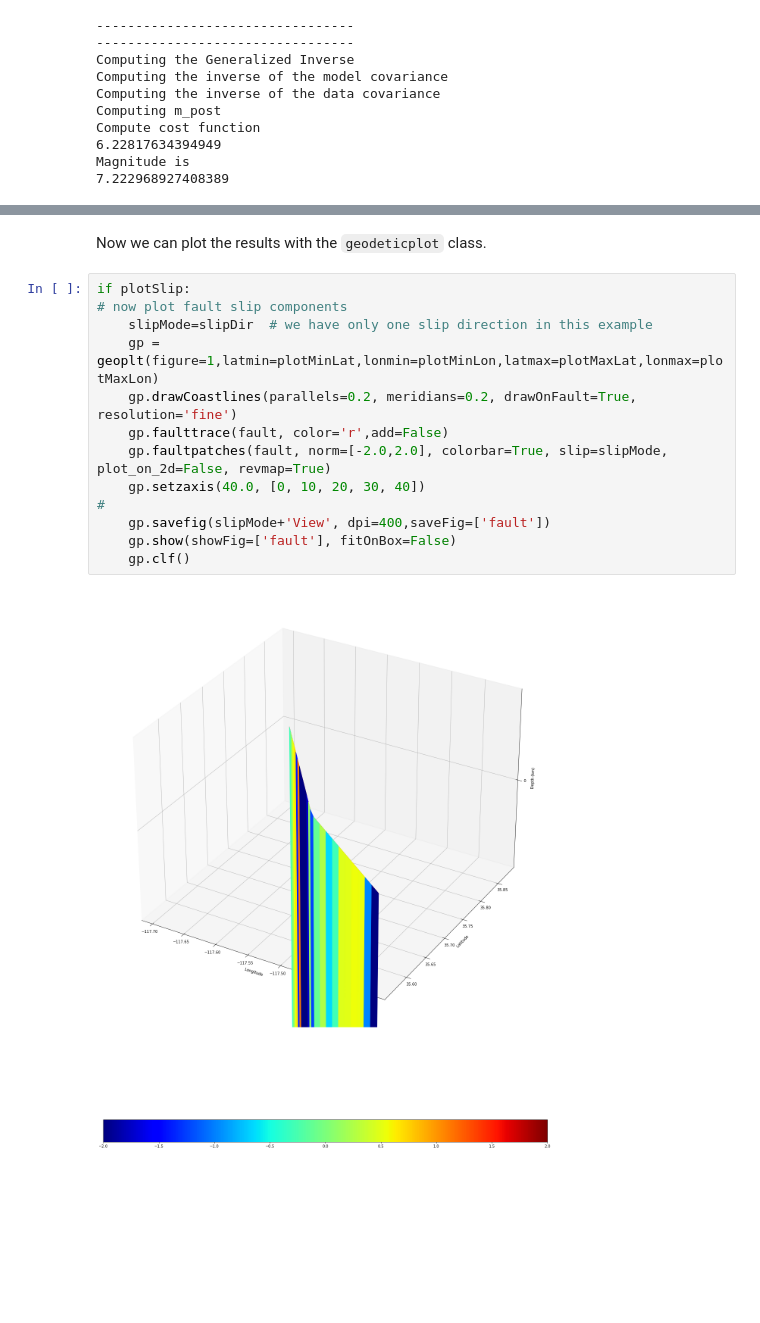
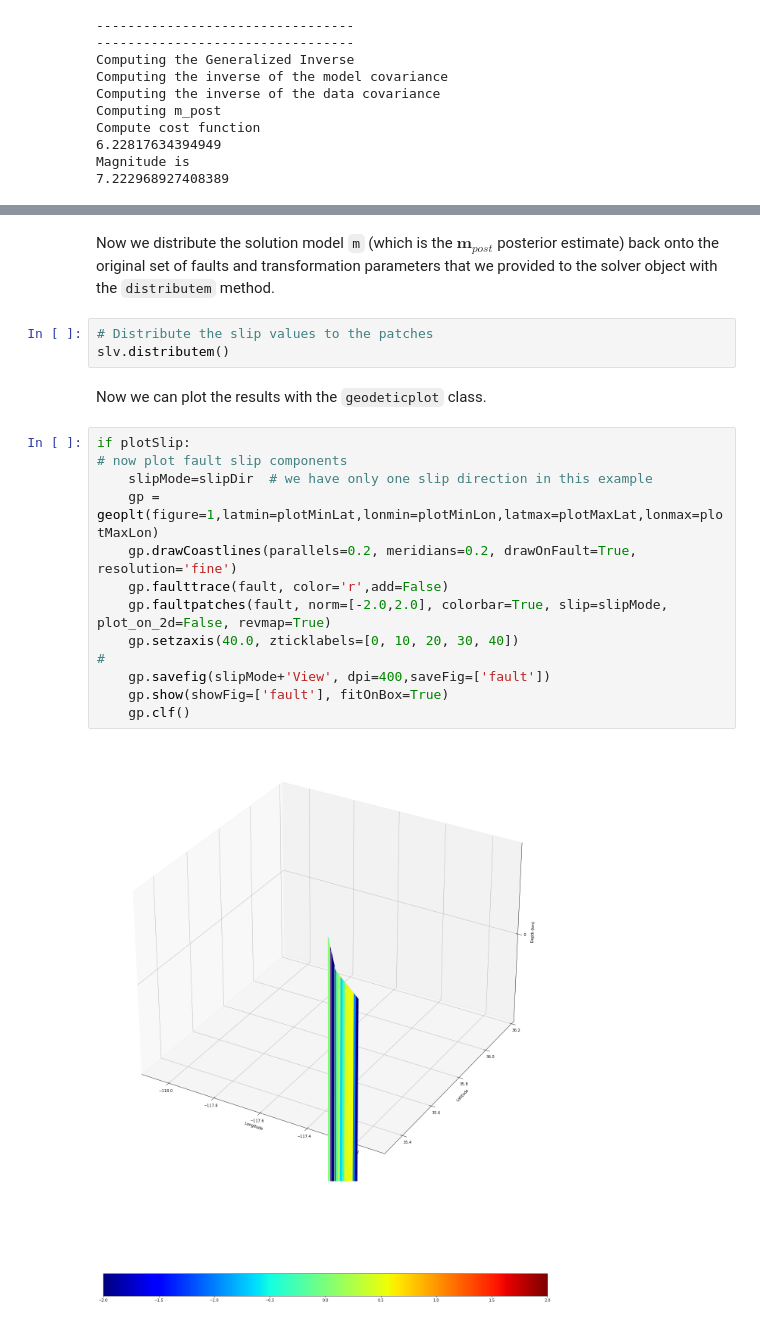
Before and after one commit to EJFielding/CSI-Jupyter, a Jupyter notebook: slipInversion-A2D166.ipynb, the cells around one changed output, grey strips where cells are left out. Drawn from its saved outputs; the diff is of its cells as text; blank space fills up the shorter version.

```diff
--- a/slipInversion-A2D166.ipynb
+++ b/slipInversion-A2D166.ipynb
@@ -308,17 +311,22 @@ slv.distributem()
-# %% [markdown]
-Now we can plot the results with the `geodeticplot` class.
-# %%
-if plotSlip:
-# now plot fault slip components
-    slipMode=slipDir  # we have only one slip direction in this example
-    gp = geoplt(figure=1,latmin=plotMinLat,lonmin=plotMinLon,latmax=plotMaxLat,lonmax=plotMaxLon)
-    gp.drawCoastlines(parallels=0.2, meridians=0.2, drawOnFault=True, resolution='fine')
-    gp.faulttrace(fault, color='r',add=False)
-    gp.faultpatches(fault, norm=[-2.0,2.0], colorbar=True, slip=slipMode, plot_on_2d=False, revmap=True)
-    gp.setzaxis(40.0, [0, 10, 20, 30, 40])
-#
-    gp.savefig(slipMode+'View', dpi=400,saveFig=['fault'])
-    gp.show(showFig=['fault'], fitOnBox=False)
-    gp.clf()
-# %% [output]
-[figure, removed]
+# %% [markdown]
+Now we distribute the solution model `m` (which is the $\textbf{m}_{post}$ posterior estimate) back onto the original set of faults and transformation parameters that we provided to the solver object with the `distributem` method.
+# %%
+# Distribute the slip values to the patches
+slv.distributem()
+# %% [markdown]
+Now we can plot the results with the `geodeticplot` class.
+# %%
+if plotSlip:
+# now plot fault slip components
+    slipMode=slipDir  # we have only one slip direction in this example
+    gp = geoplt(figure=1,latmin=plotMinLat,lonmin=plotMinLon,latmax=plotMaxLat,lonmax=plotMaxLon)
+    gp.drawCoastlines(parallels=0.2, meridians=0.2, drawOnFault=True, resolution='fine')
+    gp.faulttrace(fault, color='r',add=False)
+    gp.faultpatches(fault, norm=[-2.0,2.0], colorbar=True, slip=slipMode, plot_on_2d=False, revmap=True)
+    gp.setzaxis(40.0, zticklabels=[0, 10, 20, 30, 40])
+#
+    gp.savefig(slipMode+'View', dpi=400,saveFig=['fault'])
+    gp.show(showFig=['fault'], fitOnBox=True)
+    gp.clf()
+# %% [output]
+[figure, added]
```
Also changed, not shown: parts of 12 cells of this notebook, 1 other file.
